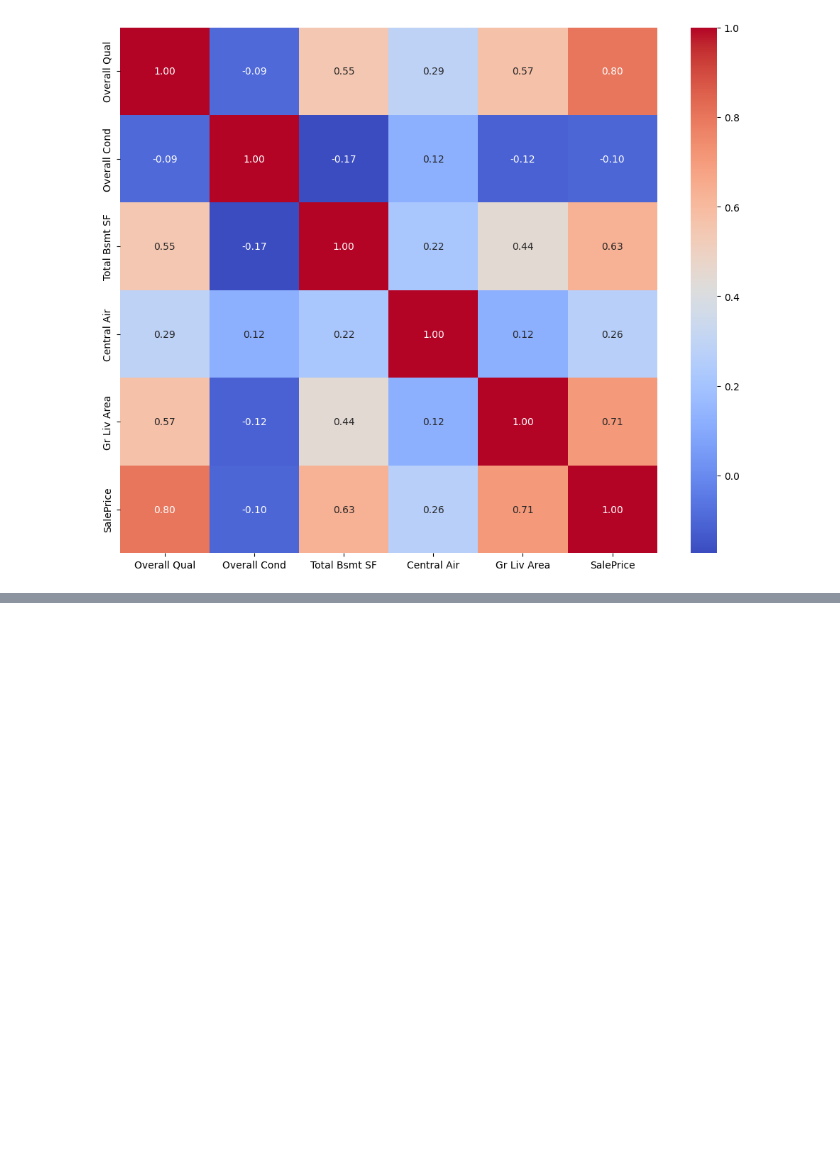
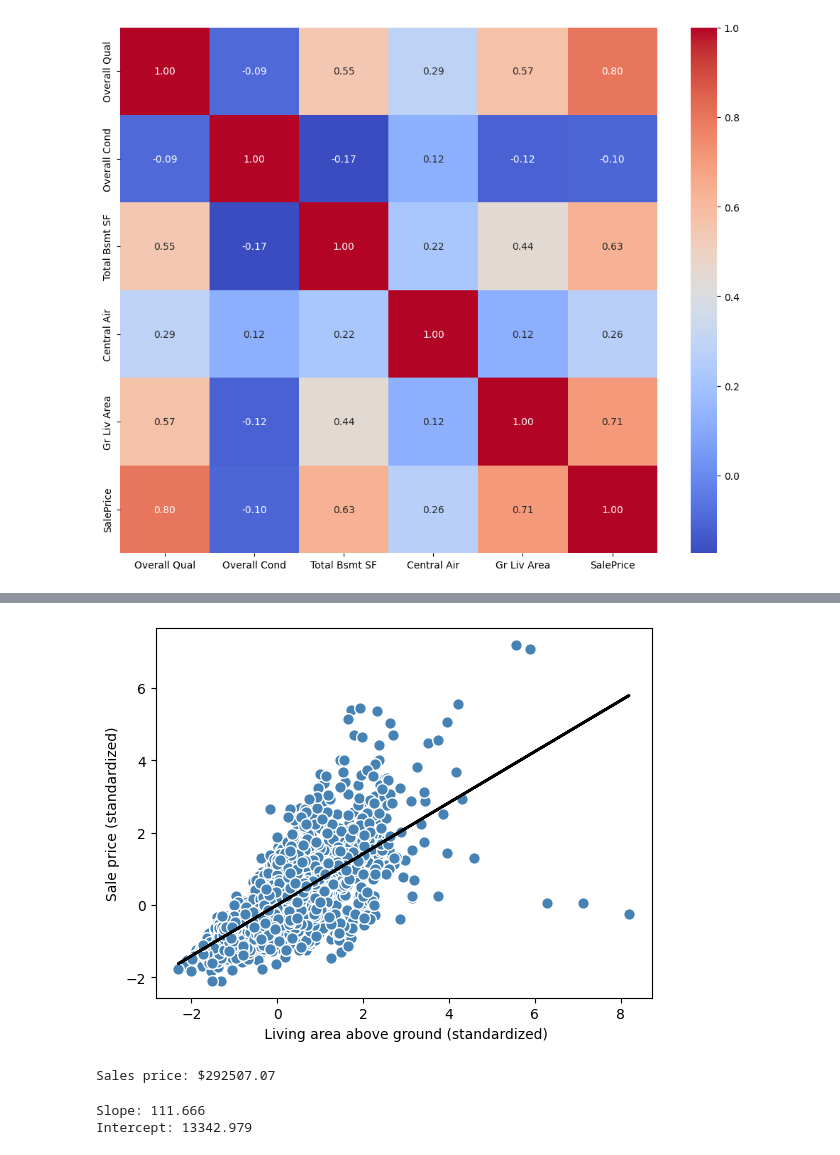
Before and after one commit to mathcslearner/ML_Implementation, a Jupyter notebook: linear_regression.ipynb, the cells around one changed output, grey strips where cells are left out. Drawn from its saved outputs; the diff is of its cells as text; code cells hidden in the pictures; blank space fills up the shorter version.

```diff
--- a/linear_regression.ipynb
+++ b/linear_regression.ipynb
@@ -67,0 +92,31 @@ plt.show()
+# %%
+# Plot linear regression line
+def lin_regplot(X, y, model):
+    plt.scatter(X, y, c='steelblue', edgecolor='white', s=70)
+    plt.plot(X, model.predict(X), color='black', lw=2)
+
+lin_regplot(X_std, y_std, lr)
+plt.xlabel(' Living area above ground (standardized)')
+plt.ylabel('Sale price (standardized)')
+plt.show()
+# %% [output]
+[figure, added]
+# %%
+# Transforming back to original scale
+feature_std = sc_x.transform(np.array([[2500]]))
+target_std = lr.predict(feature_std)
+target_reverted = sc_y.inverse_transform(target_std.reshape(-1, 1))
+print(f'Sales price: ${target_reverted.flatten()[0]:.2f}')
+# %% [output]
+Sales price: $292507.07
+# %%
+# Estimating the coefficient of a regression model using sklearn
+from sklearn.linear_model import LinearRegression
+slr = LinearRegression()
+slr.fit(X, y)
+y_pred = slr.predict(X)
+print(f'Slope: {slr.coef_[0]:.3f}')
+print(f'Intercept: {slr.intercept_:.3f}')
+# %% [output]
+Slope: 111.666
+Intercept: 13342.979
```
Also changed, not shown: parts of 3 cells of this notebook, 1 other file.
